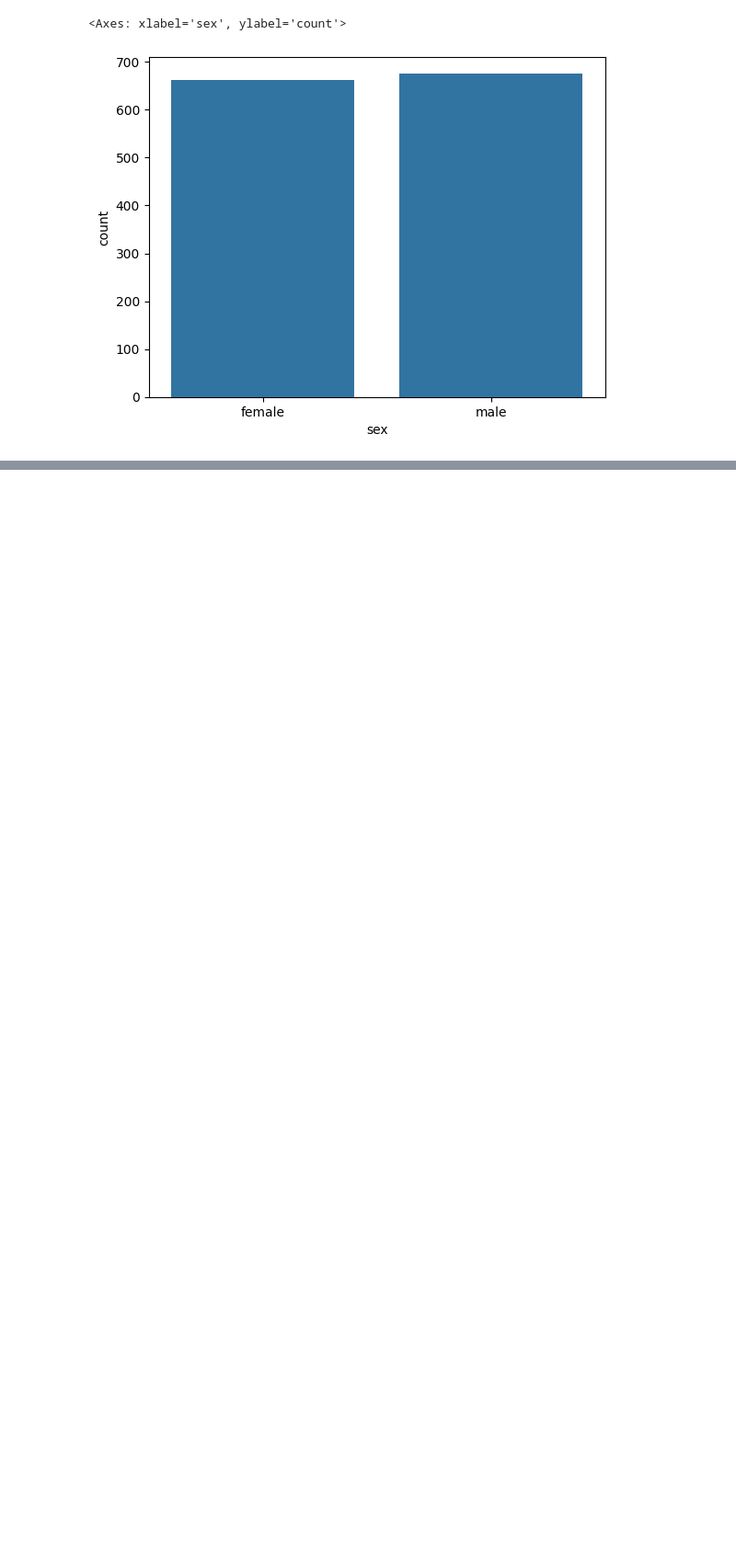
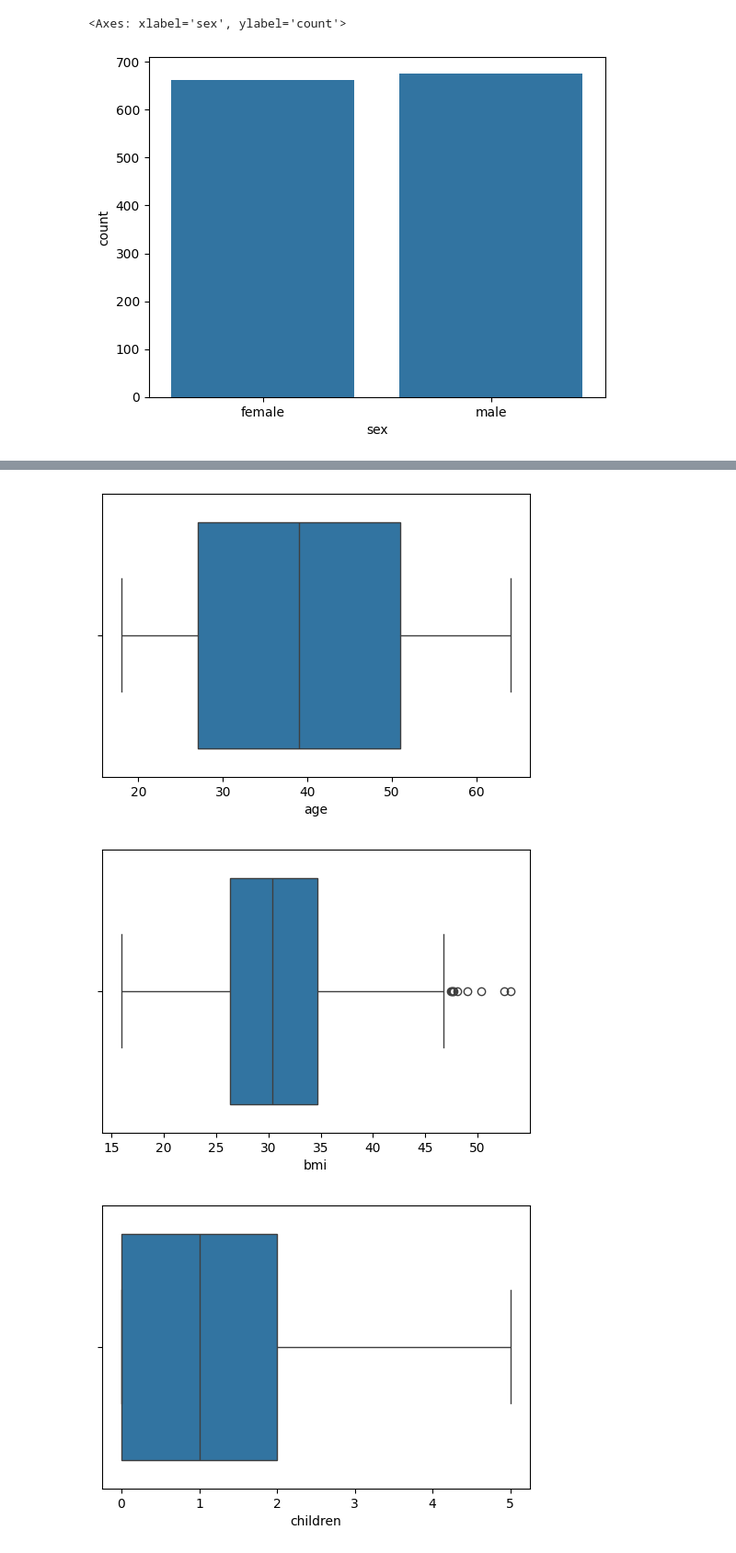
Before and after one commit to rajeshgowda116/Machine-Learning, a Jupyter notebook: projects/insurence/inscu.ipynb, the cells around one changed output, grey strips where cells are left out. Shown at 92% size. Drawn from its saved outputs; the diff is of its cells as text; code cells hidden in the pictures; blank space fills up the shorter version.

```diff
--- a/projects/insurence/inscu.ipynb
+++ b/projects/insurence/inscu.ipynb
@@ -121,2 +111,8 @@ Name: sex, Length: 1338, dtype: object
 # %%
-print("")
+for col in numeric_columns:
+    plt.figure(figsize=(6,4))
+    sns.boxplot(x=df[col])
+# %% [output]
+[figure, added]
+[figure, added]
+[figure, added]
```
Also changed, not shown: parts of 29 cells of this notebook.
